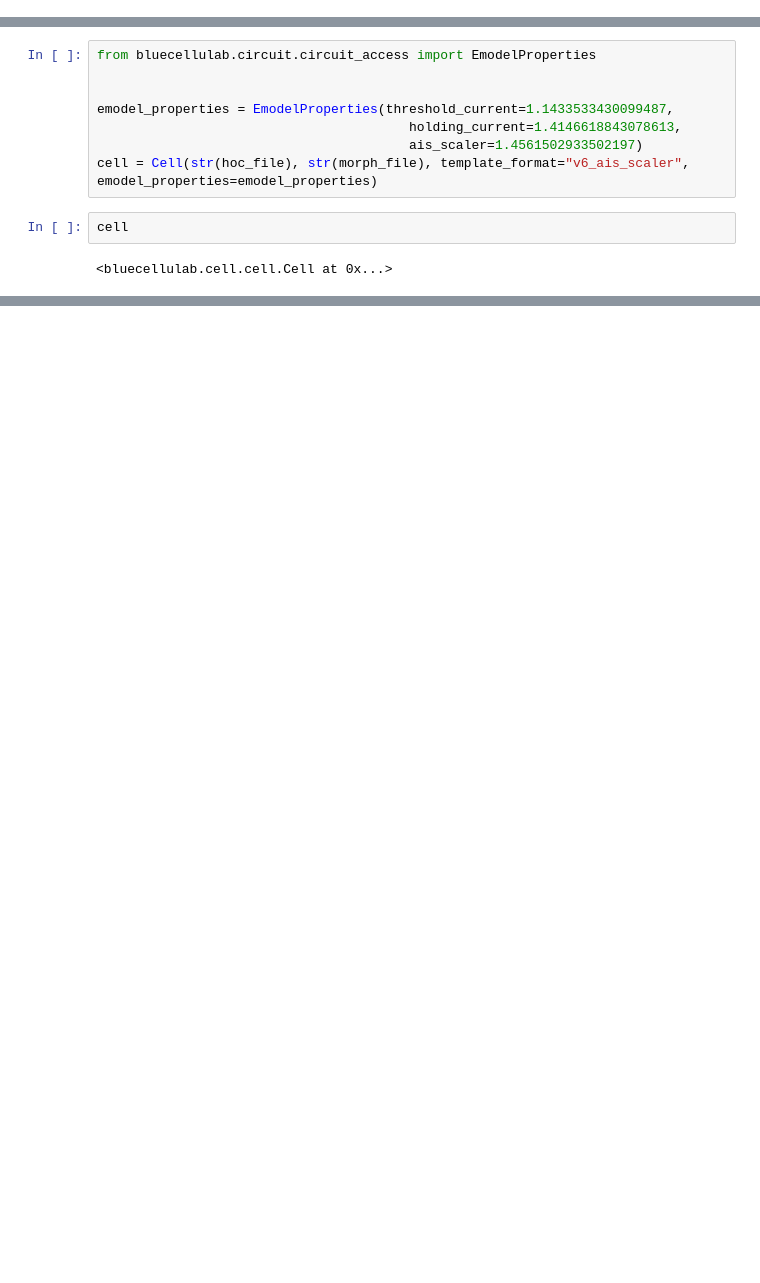
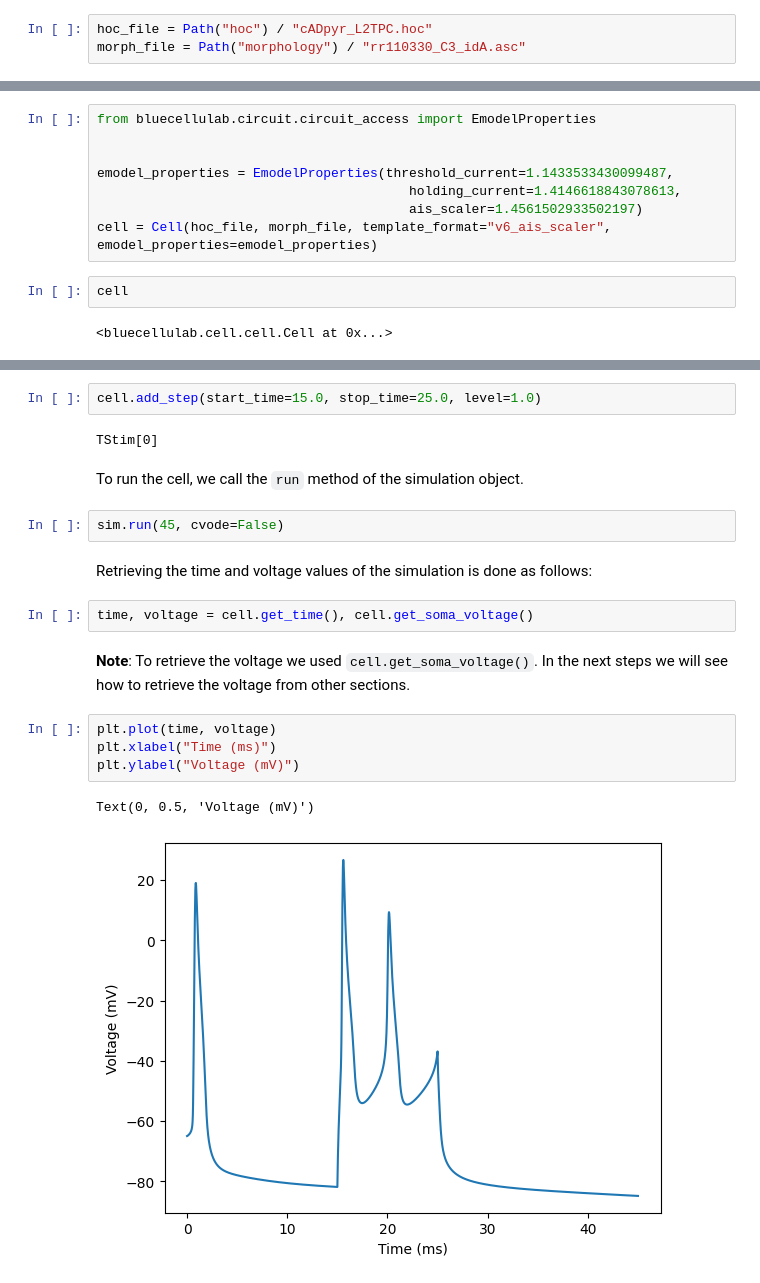
Before and after one commit to BlueBrain/BlueCelluLab, a Jupyter notebook: examples/singlecell/singlecell.ipynb, the cells around one changed output, grey strips where cells are left out. Saved outputs shown, nothing was run; the diff lists cells and outputs as text; blank space fills up the shorter version.

Commit message:
advance tutorial until time-voltage plotting

```diff
--- a/examples/singlecell/singlecell.ipynb
+++ b/examples/singlecell/singlecell.ipynb
@@ -32,3 +40,6 @@ SyntaxError: invalid syntax (1644918994.py, line 2)
+# %%
+hoc_file = Path("hoc") / "cADpyr_L2TPC.hoc"
+morph_file = Path("morphology") / "rr110330_C3_idA.asc"
 # %% [markdown]
 This command will compile the mechanisms files. The compilation step
 # %%
@@ -42,7 +53,7 @@ from bluecellulab.circuit.circuit_access import EmodelProperties
 emodel_properties = EmodelProperties(threshold_current=1.1433533430099487,
                                         holding_current=1.4146618843078613,
                                         ais_scaler=1.4561502933502197)
-cell = Cell(str(hoc_file), str(morph_file), template_format="v6_ais_scaler", emodel_properties=emodel_properties)
+cell = Cell(hoc_file, morph_file, template_format="v6_ais_scaler", emodel_properties=emodel_properties)
 # %%
 cell
 # %% [output]
@@ -49,0 +108,21 @@ cell
+# %%
+cell.add_step(start_time=15.0, stop_time=25.0, level=1.0)
+# %% [output]
+TStim[0]
+# %% [markdown]
+To run the cell, we call the `run` method of the simulation object.
+# %%
+sim.run(45, cvode=False)
+# %% [markdown]
+Retrieving the time and voltage values of the simulation is done as follows:
+# %%
+time, voltage = cell.get_time(), cell.get_soma_voltage()
+# %% [markdown]
+**Note**: To retrieve the voltage we used `cell.get_soma_voltage()`. In the next steps we will see how to retrieve the voltage from other sections.
+# %%
+plt.plot(time, voltage)
+plt.xlabel("Time (ms)")
+plt.ylabel("Voltage (mV)")
+# %% [output]
+Text(0, 0.5, 'Voltage (mV)')
+[figure, added]
```
Also changed, not shown: parts of 24 cells of this notebook, 2 other files.
